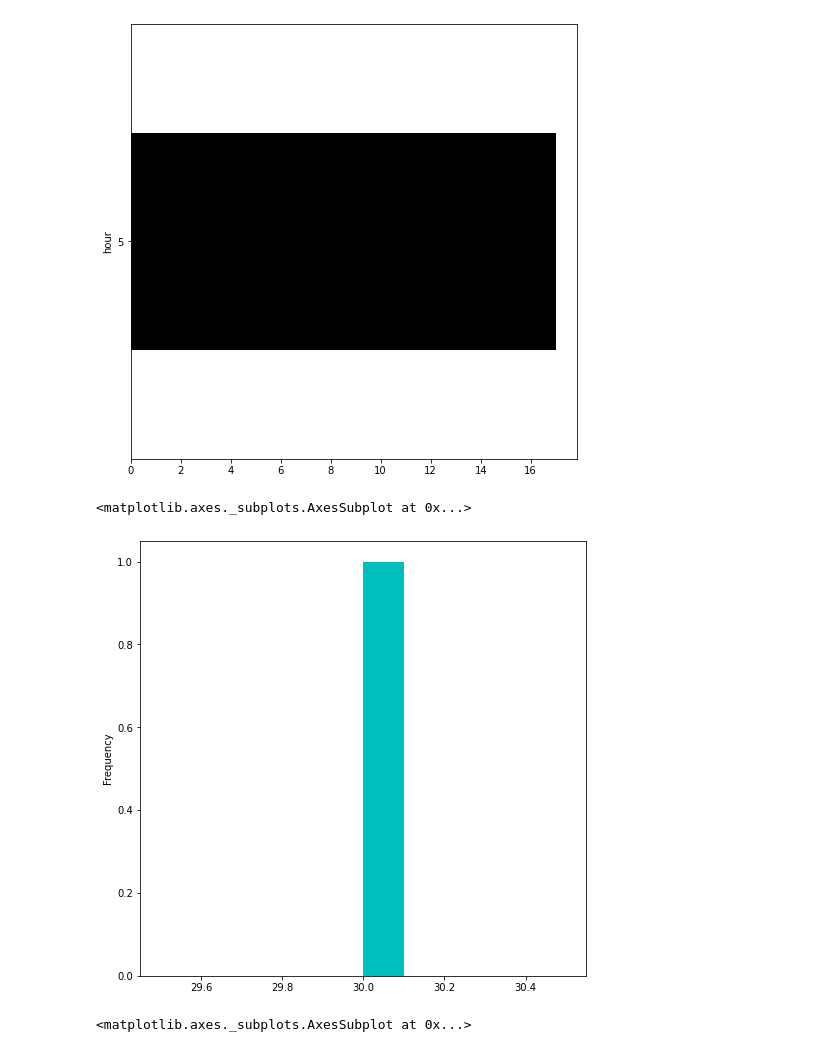
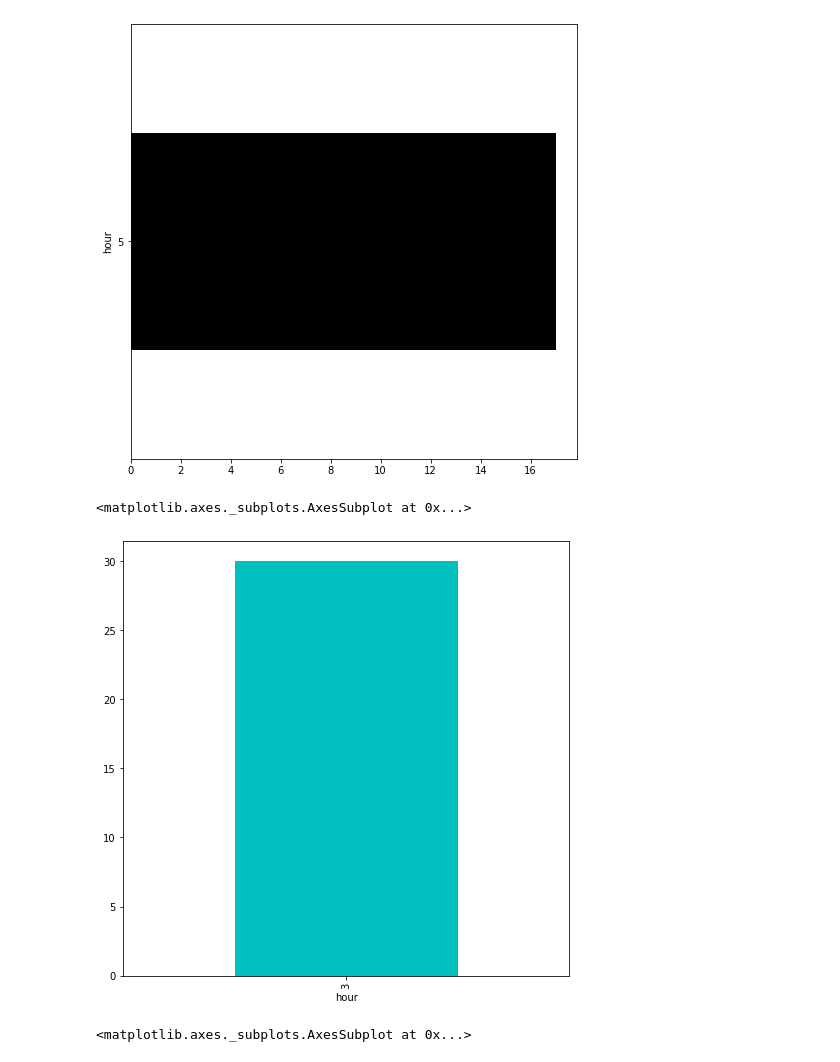
Before and after one commit to amishali/Electric-car, a Jupyter notebook: python_wk4.ipynb, the cells around one changed output. Saved outputs shown, nothing was run; the diff lists cells and outputs as text; code cells hidden in the pictures.

```diff
--- a/python_wk4.ipynb
+++ b/python_wk4.ipynb
@@ -495,10 +495,10 @@ df[df.usage_utilib > 0].groupby('hour')['usage_utilib'].count().sort_values(asce
 [figure]
 # %%
 #what is the most popular hour for returning car(utilib 14)
-df[df.usage_utilib14 > 0].groupby('hour')['usage_utilib14'].count().sort_values(ascending = False).head(1).plot(kind='hist',color ='c', alpha= 1, figsize=(8,8))
+df[df.usage_utilib14 > 0].groupby('hour')['usage_utilib14'].count().sort_values(ascending = False).head(1).plot(kind='bar',color ='c', alpha= 1, figsize=(8,8))
 # %% [output]
 <matplotlib.axes._subplots.AxesSubplot at 0x...>
-[figure, old version]
+[figure, new version]
 # %%
 #most popular station at the most picking hour (utilib)
 
```
Also changed, not shown: parts of 1 cell of this notebook.
